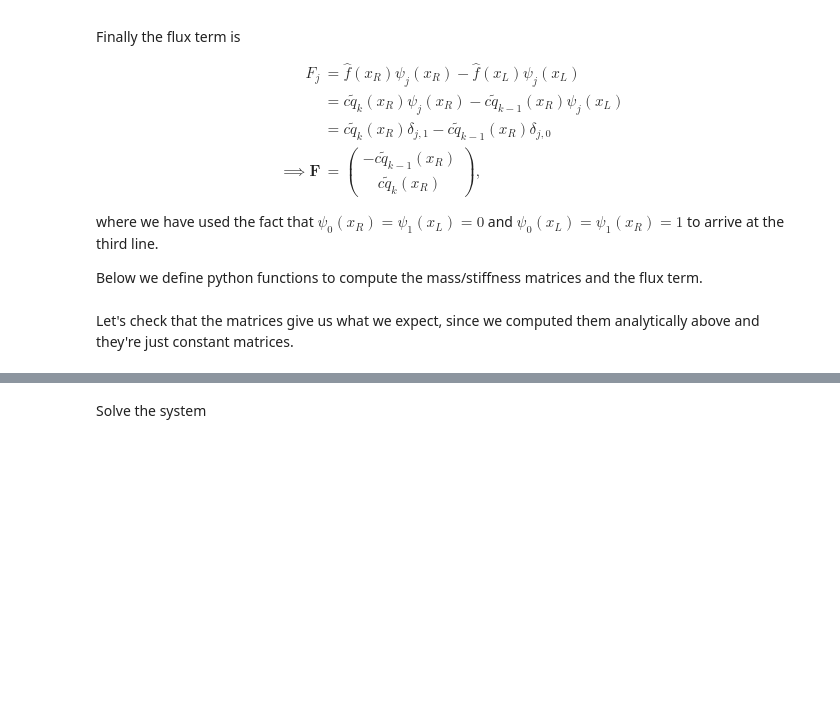
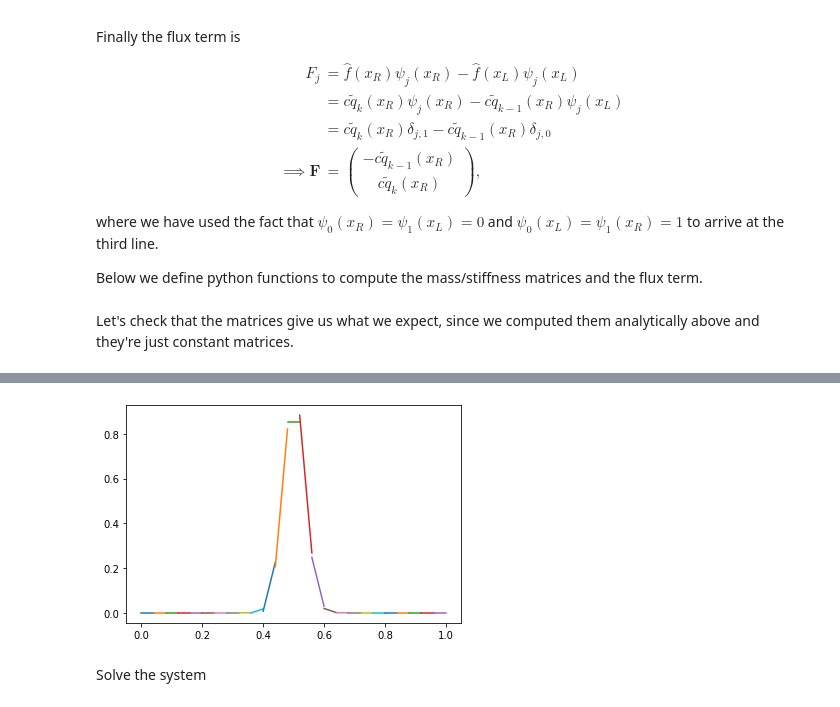
Before and after one commit to aapandy2/dg_tutorial, a Jupyter notebook: DG_tutorial.ipynb, the cells around one changed output, grey strips where cells are left out. Cells and saved outputs as stored; diff of their text form; code cells hidden in the pictures; blank space fills up the shorter version.

```diff
--- a/DG_tutorial.ipynb
+++ b/DG_tutorial.ipynb
@@ -360,14 +366,6 @@ Below we initialize two coefficient matrices
 # %%
-
-
-
-
-#define RHS function
-def RHS(k, a_n, Minv, K):
-    return np.dot(Minv, c*np.dot(K, a_n[k])-f(k,a_n))
-
-#define evolve() function which returns a_np1 given a_n
-def evolve(a_n, a_np1, Minv, K):
+#define step() function which returns a_np1 given a_n
+def step(a_n, a_np1, Minv, K):
     #for each element compute a at the next time level
     for k in range(N):
         a_np1[k] = a_n[k] + dt*RHS(k, a_n, Minv, K)
@@ -389,7 +387,7 @@ def evolve_TS_steps(TS, a_n, a_np1):
     sol = a_n
 
     for n in range(TS):
-        a_np1 = evolve(a_n, a_np1, Minv, K)
+        a_np1 = step(a_n, a_np1, Minv, K)
         #append a_np1 to sol
         sol = np.append(sol, a_np1)
         #copy a_np1 into a_n for next timestep
@@ -434,3 +459,12 @@ def plot_soln(a_n, styleString=''):
+# %%
+#compute solution after TS timesteps
+sol = evolve_TS_steps(TS, a_n, a_np1)
+
+#plot solution after TS timesteps
+plot_soln(sol[1])
+pl.show()
+# %% [output]
+[figure, added]
 # %%
 #define analytic solution, which is just q_ID(x-c*t)
 def q_analytic(x, t):
```
Also changed, not shown: parts of 11 cells of this notebook.
